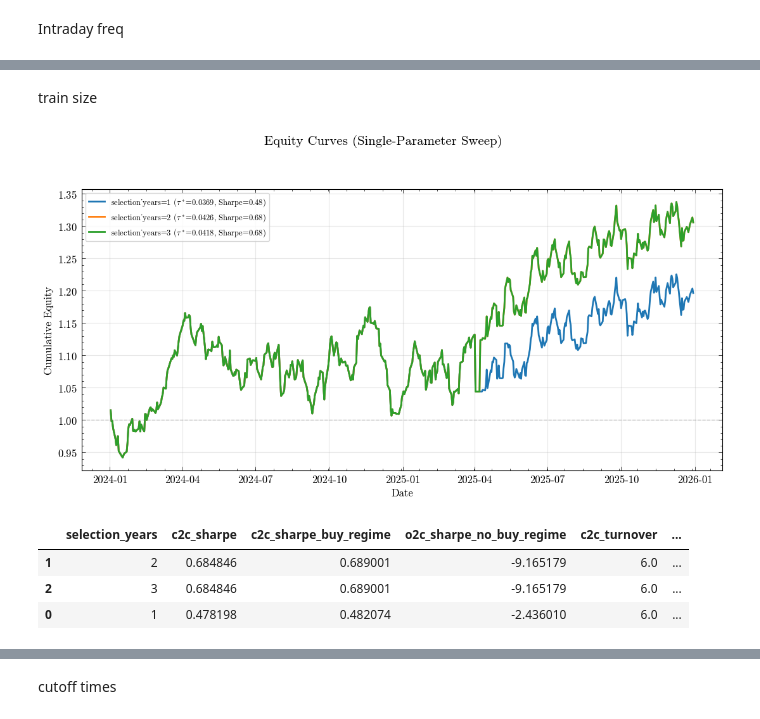
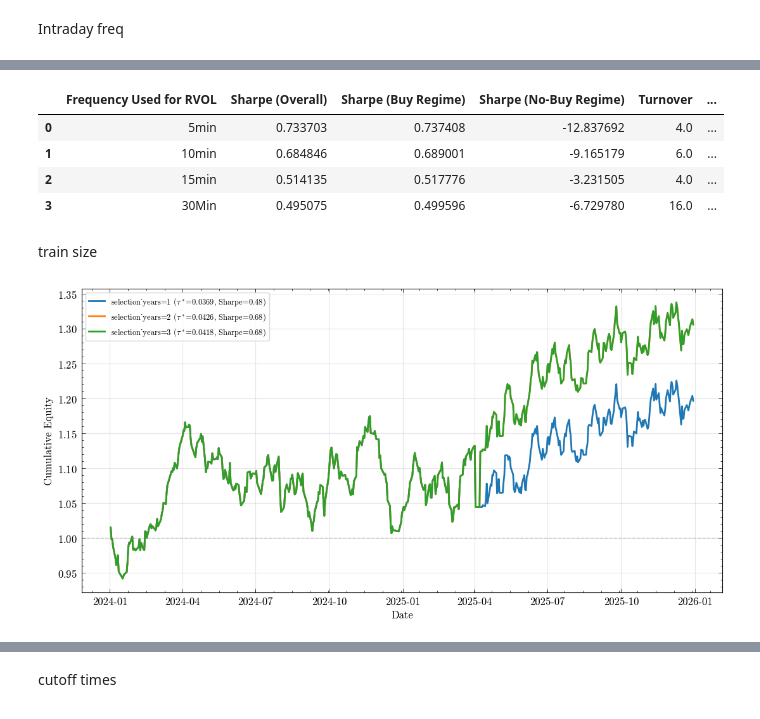
Before and after one commit to jackyeung99/proj_quant_trading, a Jupyter notebook: notebooks/experiment_tau_sensitivity.ipynb, the cells around one changed output, grey strips where cells are left out. Drawn from its saved outputs; the diff is of its cells as text; code cells hidden in the pictures.

```diff
--- a/notebooks/experiment_tau_sensitivity.ipynb
+++ b/notebooks/experiment_tau_sensitivity.ipynb
@@ -1159,7 +1172,7 @@ def sweep_one_param_and_plot(
         plt.plot(e["timestamp"], e["equity"], lw=2, label=label)
 
     plt.axhline(1.0, color="gray", linestyle="--", alpha=0.4)
-    plt.suptitle("Equity Curves (Single-Parameter Sweep)", fontsize=15, fontweight="bold")
+    # plt.suptitle("Equity Curves (Single-Parameter Sweep)", fontsize=15, fontweight="bold")
     # plt.title(f"Overlay: strategy={plot_strategy} | fixed cutoff={base_kwargs.get('cutoff')} | rf={base_kwargs.get('rf')}", fontsize=11, color="dimgray")
     plt.xlabel("Date")
     plt.ylabel("Cumulative Equity")
@@ -1224,23 +1216,55 @@ Index(['run_id', 'intraday_freq', 'cutoff', 'selection_years', 'grid_size',
+# %%
+cols = [
+    "intraday_freq",
+    "c2c_sharpe",
+    "c2c_sharpe_buy_regime",
+    "c2c_sharpe_no_buy_regime",
+    "c2c_turnover",
+    "c2c_num_buy_days",
+    "c2c_num_no_buy_days",
+]
+
+pretty = summary_df[cols].copy()
+
+# Sharpe difference (low − high or buy − no-buy depending on your definition)
+pretty["sharpe_diff"] = (
+    pretty["c2c_sharpe_buy_regime"]
+    - pretty["c2c_sharpe_no_buy_regime"]
+)
+
+# Rename columns for presentation
+pretty = pretty.rename(columns={
+    "intraday_freq": "Frequency Used for RVOL",
+    "c2c_sharpe": "Sharpe (Overall)",
+    "c2c_sharpe_buy_regime": "Sharpe (Buy Regime)",
+    "c2c_sharpe_no_buy_regime": "Sharpe (No-Buy Regime)",
+    "sharpe_diff": "Δ Sharpe (Buy − No-Buy)",
+    "c2c_turnover": "Turnover",
+    "c2c_num_buy_days": "# Buy Days",
+    "c2c_num_no_buy_days": "# No-Buy Days",
+})
+
+pretty
+# %% [output]
+|  | Frequency Used for RVOL | Sharpe (Overall) | Sharpe (Buy Regime) | Sharpe (No-Buy Regime) | Turnover | ... |
+| 0 | 5min | 0.733703 | 0.737408 | -12.837692 | 4.0 | ... |
+| 1 | 10min | 0.684846 | 0.689001 | -9.165179 | 6.0 | ... |
+| 2 | 15min | 0.514135 | 0.517776 | -3.231505 | 4.0 | ... |
+| 3 | 30Min | 0.495075 | 0.499596 | -6.729780 | 16.0 | ... |
 # %% [markdown]
 train size
 # %%
 train_size = [1, 2, 3]
 
 
 out_sweep = sweep_one_param_and_plot(
     values=train_size,
     param_name="selection_years",
     base_kwargs=base_kwargs,
     plot_strategy="c2c",   # choose: "c2c" or "o2c"
 )
 
 summary_df = out_sweep["summary"]
 equity_long = out_sweep["equity_long"]
-
-display(summary_df[['selection_years', 'c2c_sharpe', 'c2c_sharpe_buy_regime', 'o2c_sharpe_no_buy_regime', 'c2c_turnover', 'c2c_num_buy_days', 'c2c_num_no_buy_days']].sort_values("c2c_sharpe", ascending=False))
 # %% [output]
-[figure, old version]
+[figure, new version]
-|  | selection_years | c2c_sharpe | c2c_sharpe_buy_regime | o2c_sharpe_no_buy_regime | c2c_turnover | ... |
-| 1 | 2 | 0.684846 | 0.689001 | -9.165179 | 6.0 | ... |
-| 2 | 3 | 0.684846 | 0.689001 | -9.165179 | 6.0 | ... |
-| 0 | 1 | 0.478198 | 0.482074 | -2.436010 | 6.0 | ... |
```
Also changed, not shown: parts of 14 cells of this notebook, 10 other files.
